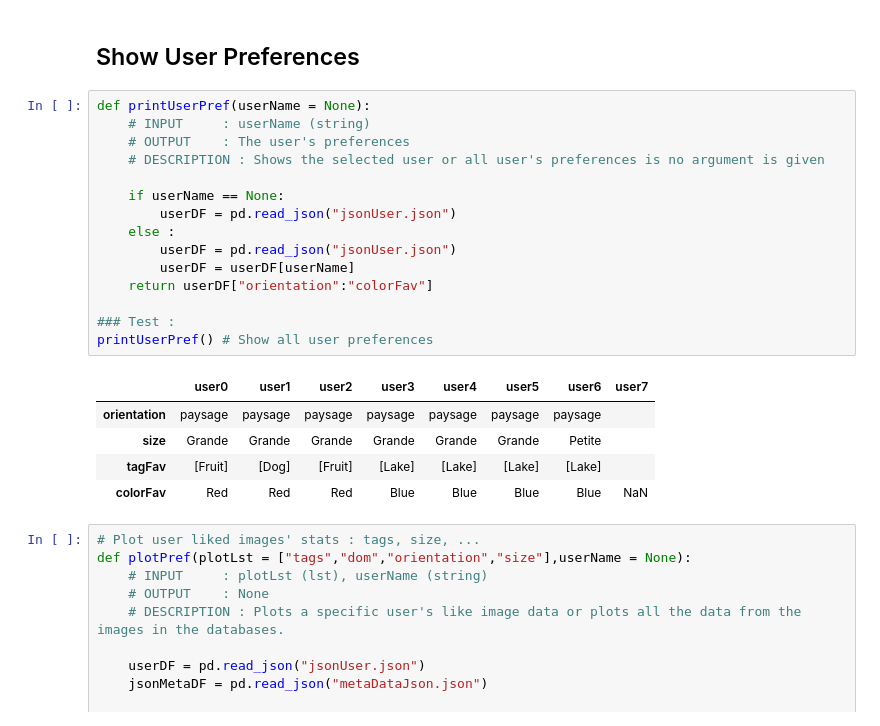
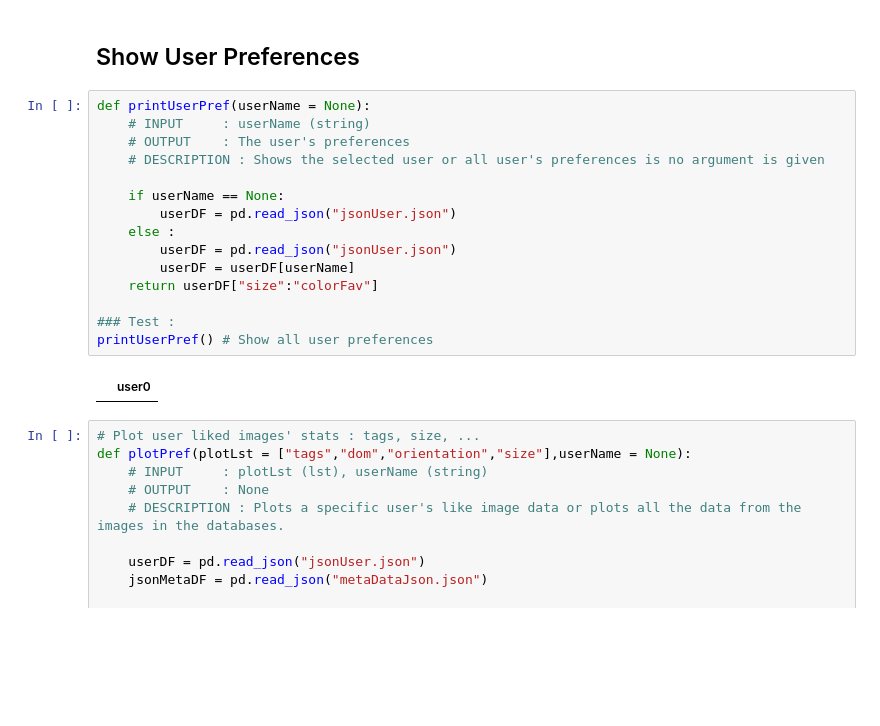
Before and after one commit to GabinJOBERTROLLIN/RecommenderSystem_DataMining, a Jupyter notebook: proj.ipynb, the cells around one changed output. Cells and saved outputs as stored; diff of their text form; blank space fills up the shorter version.

```diff
--- a/proj.ipynb
+++ b/proj.ipynb
@@ -505,24 +515,20 @@ userPreferences() # Updates all user preferences
 # %%
 def printUserPref(userName = None):
     # INPUT     : userName (string)
     # OUTPUT    : The user's preferences
     # DESCRIPTION : Shows the selected user or all user's preferences is no argument is given
 
     if userName == None:
         userDF = pd.read_json("jsonUser.json")
     else :
         userDF = pd.read_json("jsonUser.json")
         userDF = userDF[userName]
-    return userDF["orientation":"colorFav"]
+    return userDF["size":"colorFav"]
 
 ### Test :
 printUserPref() # Show all user preferences
 # %% [output]
-|  | user0 | user1 | user2 | user3 | user4 | user5 | user6 | user7 |
-| orientation | paysage | paysage | paysage | paysage | paysage | paysage | paysage |  |
-| size | Grande | Grande | Grande | Grande | Grande | Grande | Petite |  |
-| tagFav | [Fruit] | [Dog] | [Fruit] | [Lake] | [Lake] | [Lake] | [Lake] |  |
-| colorFav | Red | Red | Red | Blue | Blue | Blue | Blue | NaN |
+|  | user0 |
 # %%
 # Plot user liked images' stats : tags, size, ...
 def plotPref(plotLst = ["tags","dom","orientation","size"],userName = None):
```
Also changed, not shown: parts of 5 cells of this notebook.
